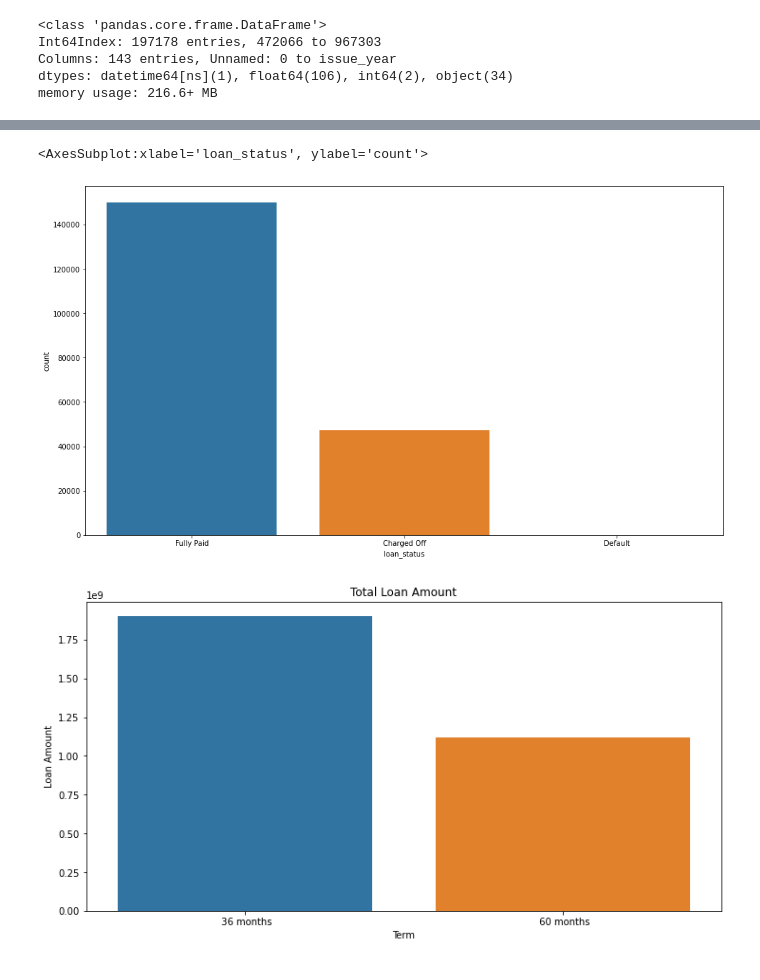
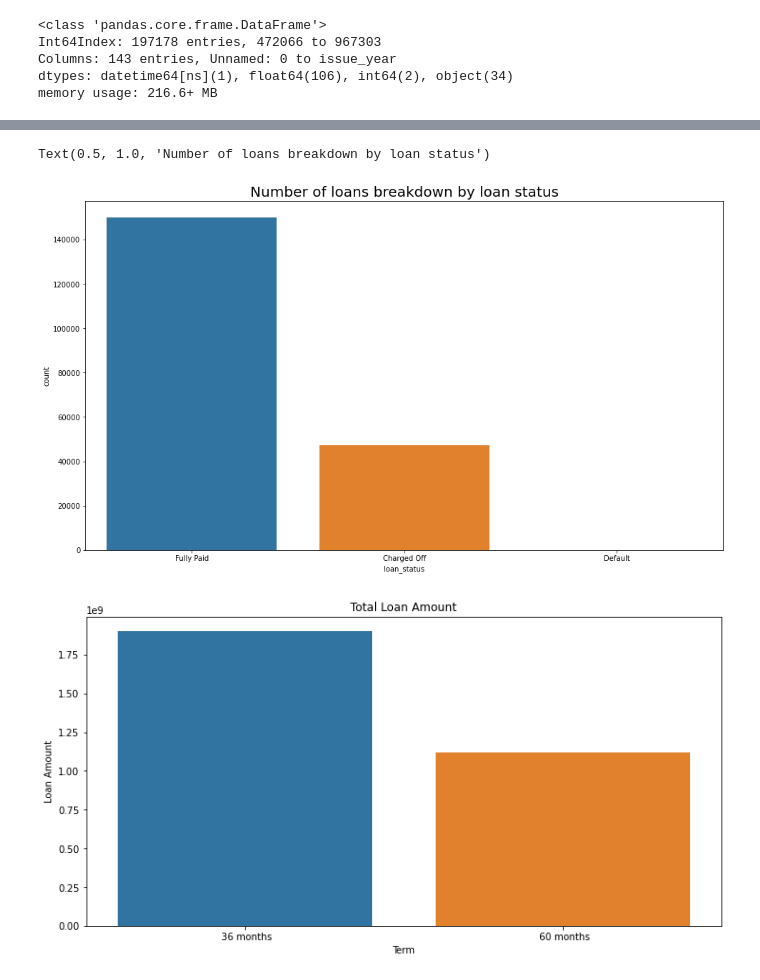
Before and after one commit to Jeryllchan88/DSIFCapstone, a Jupyter notebook: code/Capstone predicting loan default.ipynb, the cells around one changed output, grey strips where cells are left out. Drawn from its saved outputs; the diff is of its cells as text; code cells hidden in the pictures.

```diff
--- a/code/Capstone predicting loan default.ipynb
+++ b/code/Capstone predicting loan default.ipynb
@@ -91,12 +91,13 @@ loans.describe()
 # %%
 # Establish size of figure.
 plt.figure(figsize = (16,9))
 
 # Plot the count plot for loan status
 sns.countplot(x='loan_status',data=loans)
+plt.title("Number of loans breakdown by loan status",fontsize=20)
 # %% [output]
-<AxesSubplot:xlabel='loan_status', ylabel='count'>
+Text(0.5, 1.0, 'Number of loans breakdown by loan status')
-[figure, old version]
+[figure, new version]
 # %%
 # create a new column based on the loan_status column that will be our target variable
 loans['status'] = np.where(loans.loc[:, 'loan_status'].isin(['Charged Off', 'Default']), 1, 0)
```
Also changed, not shown: parts of 12 cells of this notebook, 5 other files.
